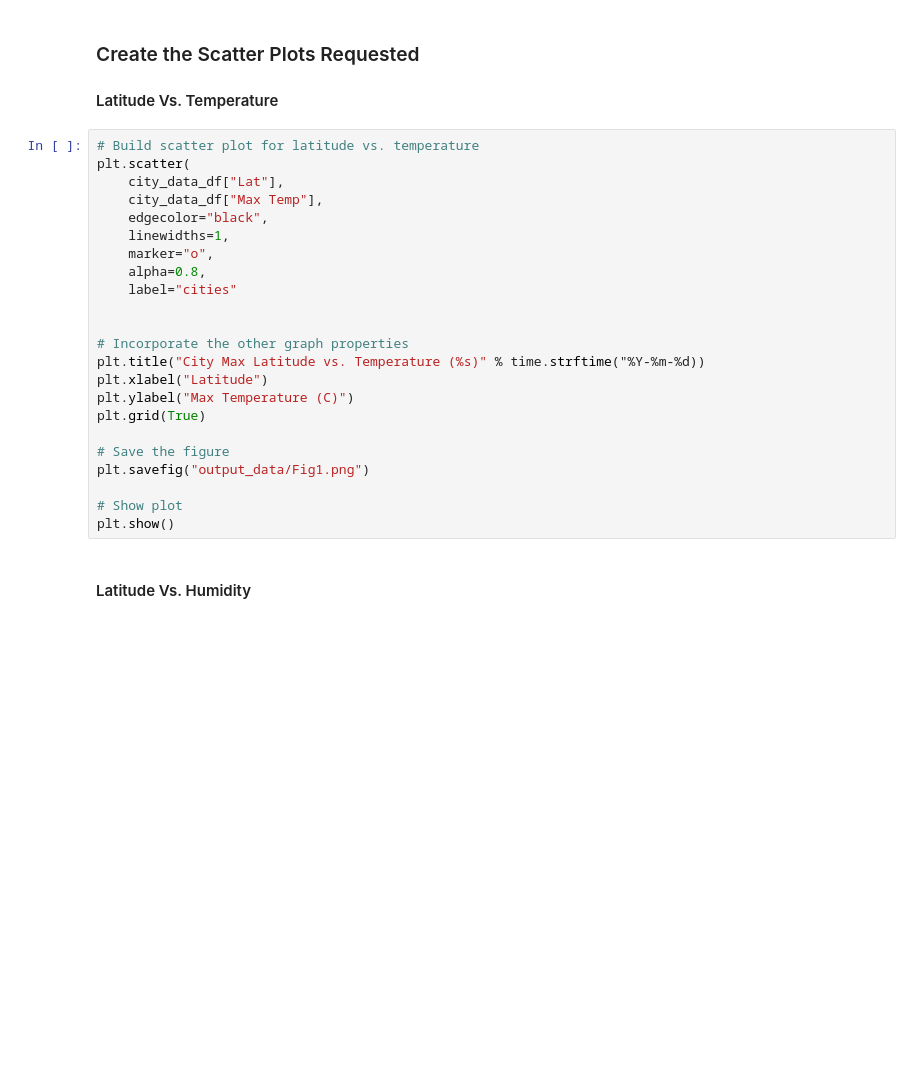
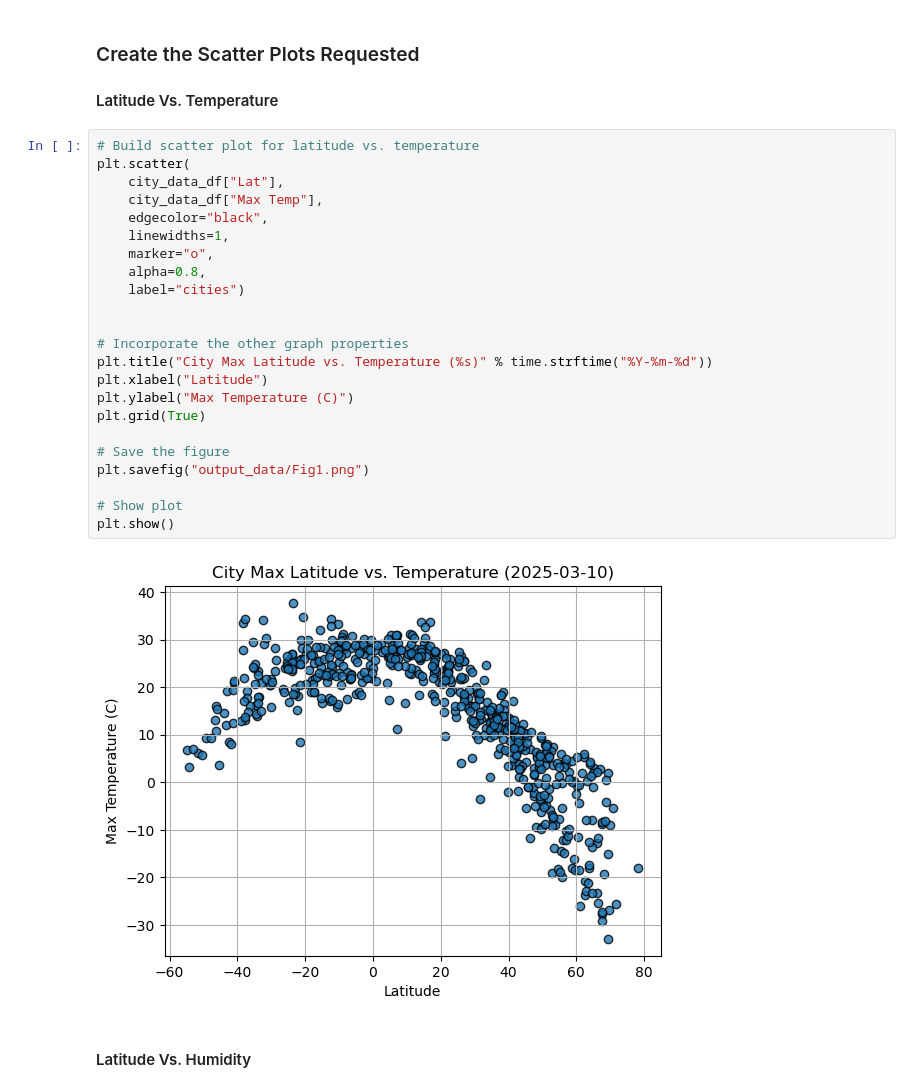
Before and after one commit to Ebauer286/python-api-challenge, a Jupyter notebook: WeatherPy/WeatherPy.ipynb, the cells around one changed output. Saved outputs shown, nothing was run; the diff lists cells and outputs as text; blank space fills up the shorter version.

```diff
--- a/WeatherPy/WeatherPy.ipynb
+++ b/WeatherPy/WeatherPy.ipynb
@@ -194,26 +217,28 @@ city_data_df.head()
 # %%
 # Build scatter plot for latitude vs. temperature
 plt.scatter(
     city_data_df["Lat"],
     city_data_df["Max Temp"],
     edgecolor="black",
     linewidths=1,
     marker="o",
     alpha=0.8,
-    label="cities"
+    label="cities")
 
 
 # Incorporate the other graph properties
-plt.title("City Max Latitude vs. Temperature (%s)" % time.strftime("%Y-%m-%d))
+plt.title("City Max Latitude vs. Temperature (%s)" % time.strftime("%Y-%m-%d"))
 plt.xlabel("Latitude")
 plt.ylabel("Max Temperature (C)")
 plt.grid(True)
 
 # Save the figure
 plt.savefig("output_data/Fig1.png")
 
 # Show plot
 plt.show()
+# %% [output]
+[figure, added]
 # %% [markdown]
 #### Latitude Vs. Humidity
 # %%
```
Also changed, not shown: parts of 23 cells of this notebook.
